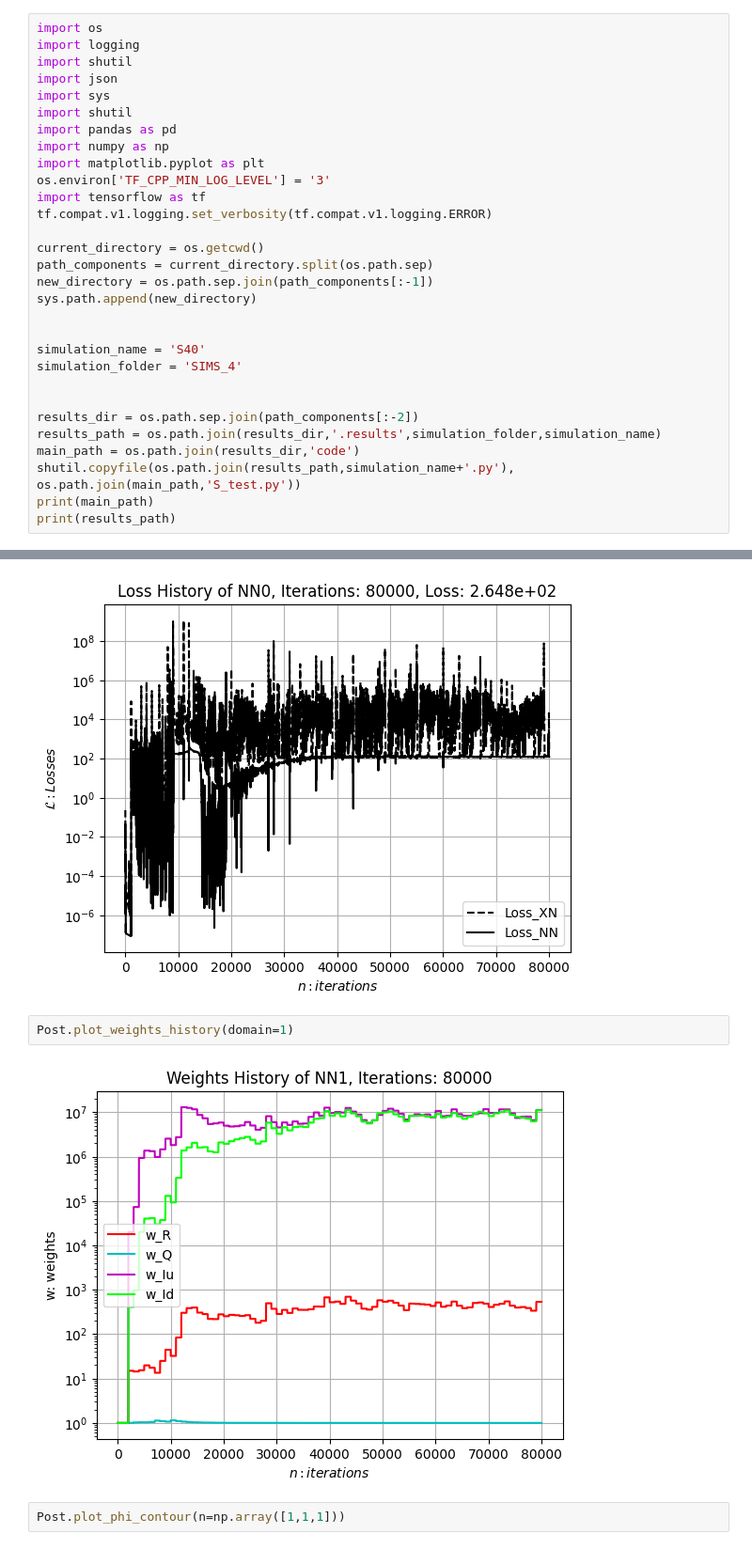
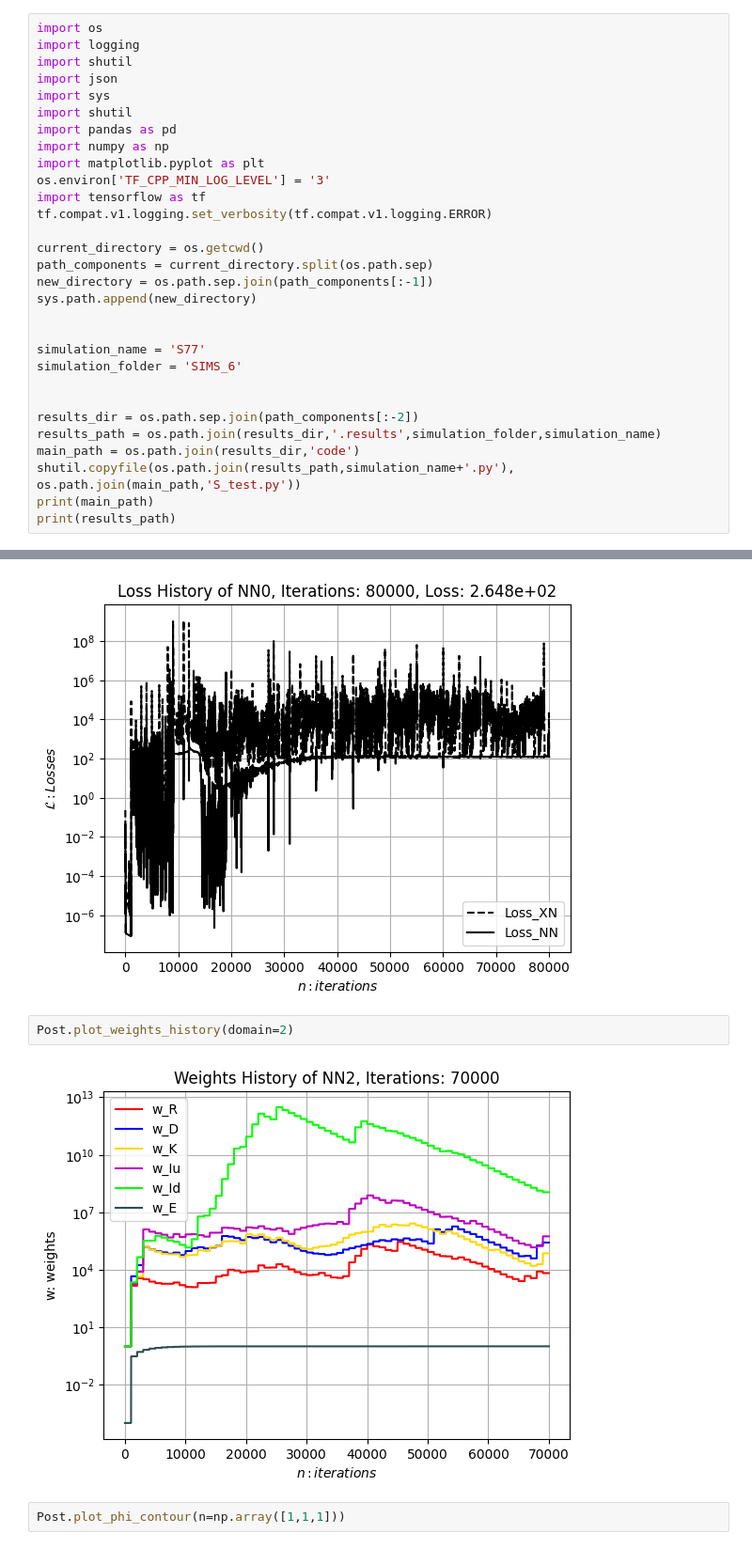
Before and after one commit to MartinAchondo/XPPBE, a Jupyter notebook: code/Post/post.ipynb, the cells around one changed output, grey strips where cells are left out. Shown at 94% size. Drawn from its saved outputs; the diff is of its cells as text.

```diff
--- a/code/Post/post.ipynb
+++ b/code/Post/post.ipynb
@@ -18,8 +18,8 @@ new_directory = os.path.sep.join(path_components[:-1])
 sys.path.append(new_directory)
 
 
-simulation_name = 'S40'
-simulation_folder = 'SIMS_4'
+simulation_name = 'S77'
+simulation_folder = 'SIMS_6'
 
 
 results_dir = os.path.sep.join(path_components[:-2])
@@ -97,9 +97,9 @@ Post.plot_loss_history(domain=0, plot_w=True)
 # %% [output]
 [figure]
 # %%
-Post.plot_weights_history(domain=1)
+Post.plot_weights_history(domain=2)
 # %% [output]
-[figure, old version]
+[figure, new version]
 # %%
 Post.plot_phi_contour(n=np.array([1,1,1]))
 # %% [output]
```
Also changed, not shown: parts of 8 cells of this notebook, 5 other files.
